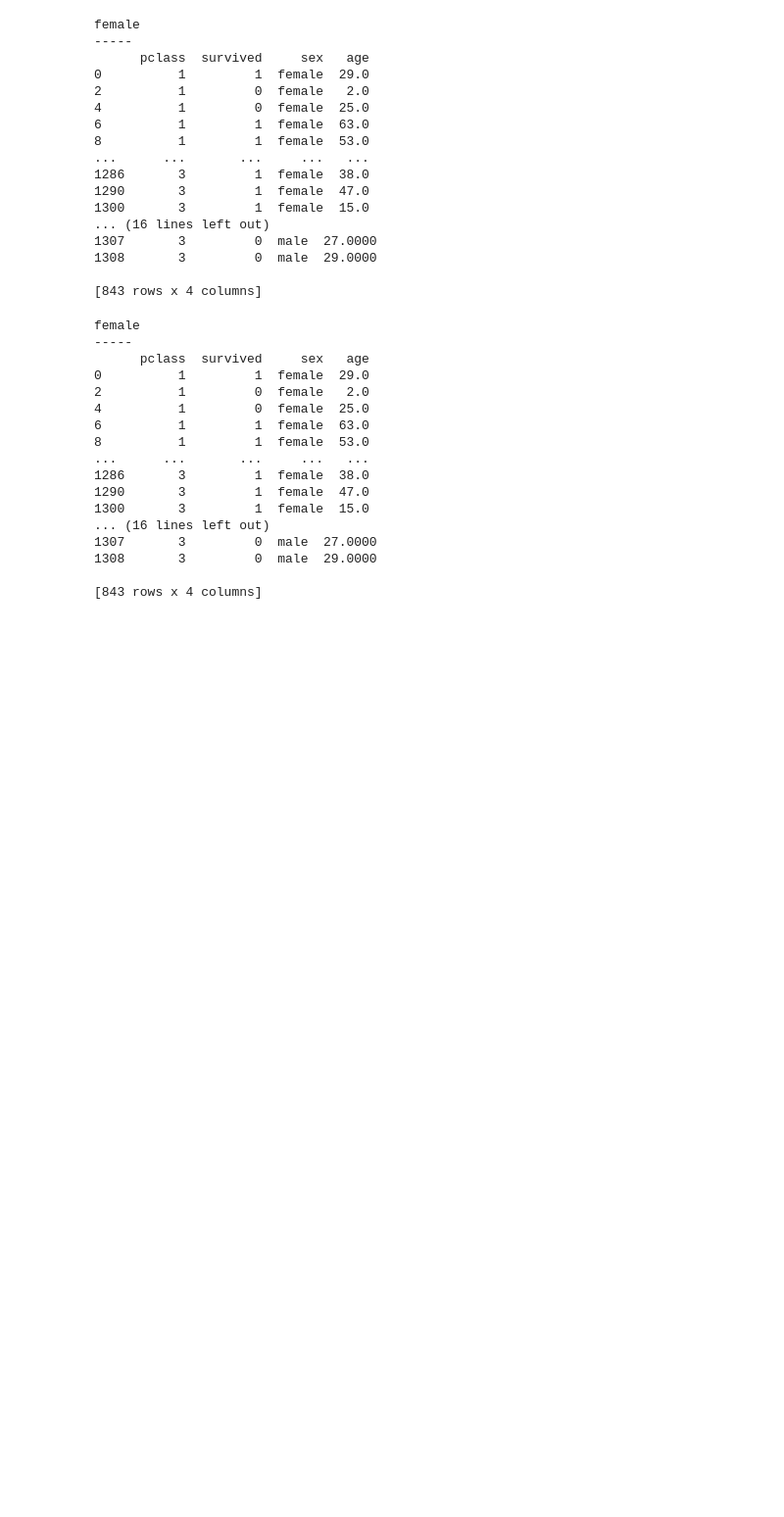
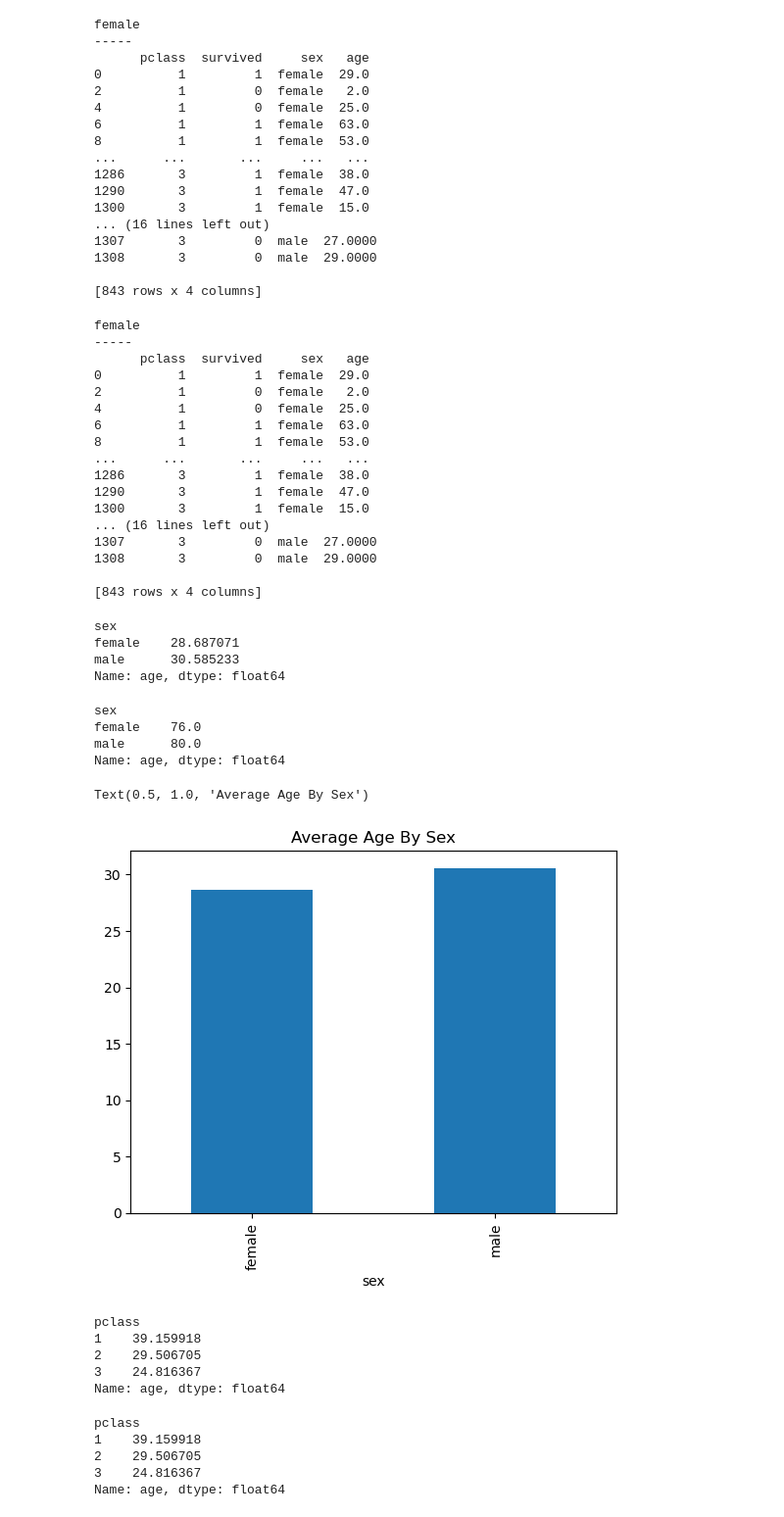
Before and after one commit to choi55j/-2023-09, a Jupyter notebook: choi/수파이썬/17강.ipynb, the cells around one changed output. Shown at 98% size. Drawn from its saved outputs; the diff is of its cells as text; code cells hidden in the pictures; blank space fills up the shorter version.

```diff
--- a/choi/수파이썬/17강.ipynb
+++ b/choi/수파이썬/17강.ipynb
@@ -183,3 +183,40 @@ female
 1308       3         0  male  29.0000
 
 [843 rows x 4 columns]
+# %%
+gbo['age'].mean()
+# %% [output]
+sex
+female    28.687071
+male      30.585233
+Name: age, dtype: float64
+# %%
+gbo['age'].max()
+# %% [output]
+sex
+female    76.0
+male      80.0
+Name: age, dtype: float64
+# %%
+gbo['age'].mean().plot(kind='bar')
+plt.title('Average Age By Sex')
+# %% [output]
+Text(0.5, 1.0, 'Average Age By Sex')
+[figure, added]
+# %%
+gba = df.groupby(by='pclass')
+gba['age'].mean()
+# %% [output]
+pclass
+1    39.159918
+2    29.506705
+3    24.816367
+Name: age, dtype: float64
+# %%
+titanic.groupby("pclass")["age"].mean()
+# %% [output]
+pclass
+1    39.159918
+2    29.506705
+3    24.816367
+Name: age, dtype: float64
```
Also changed, not shown: parts of 10 cells of this notebook.
